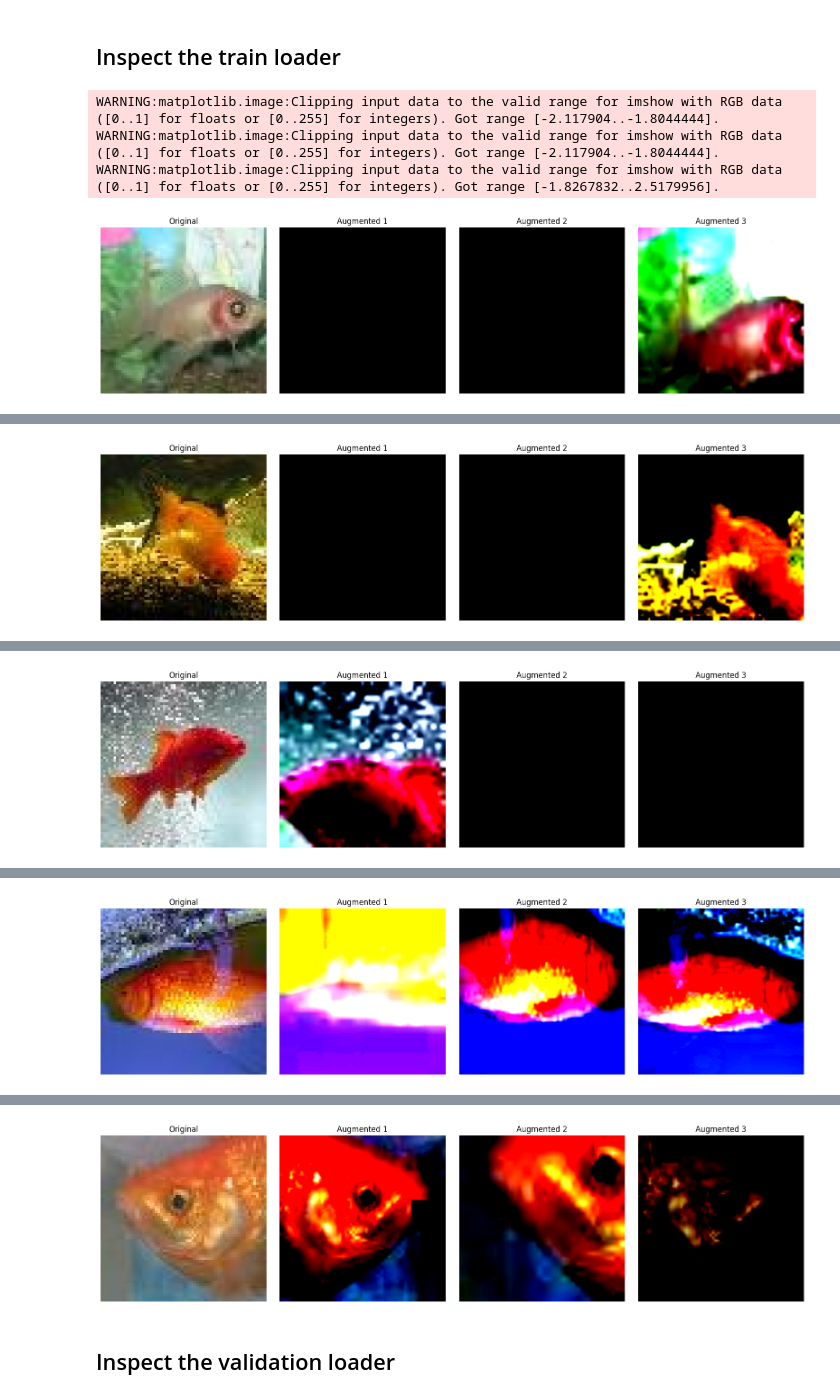
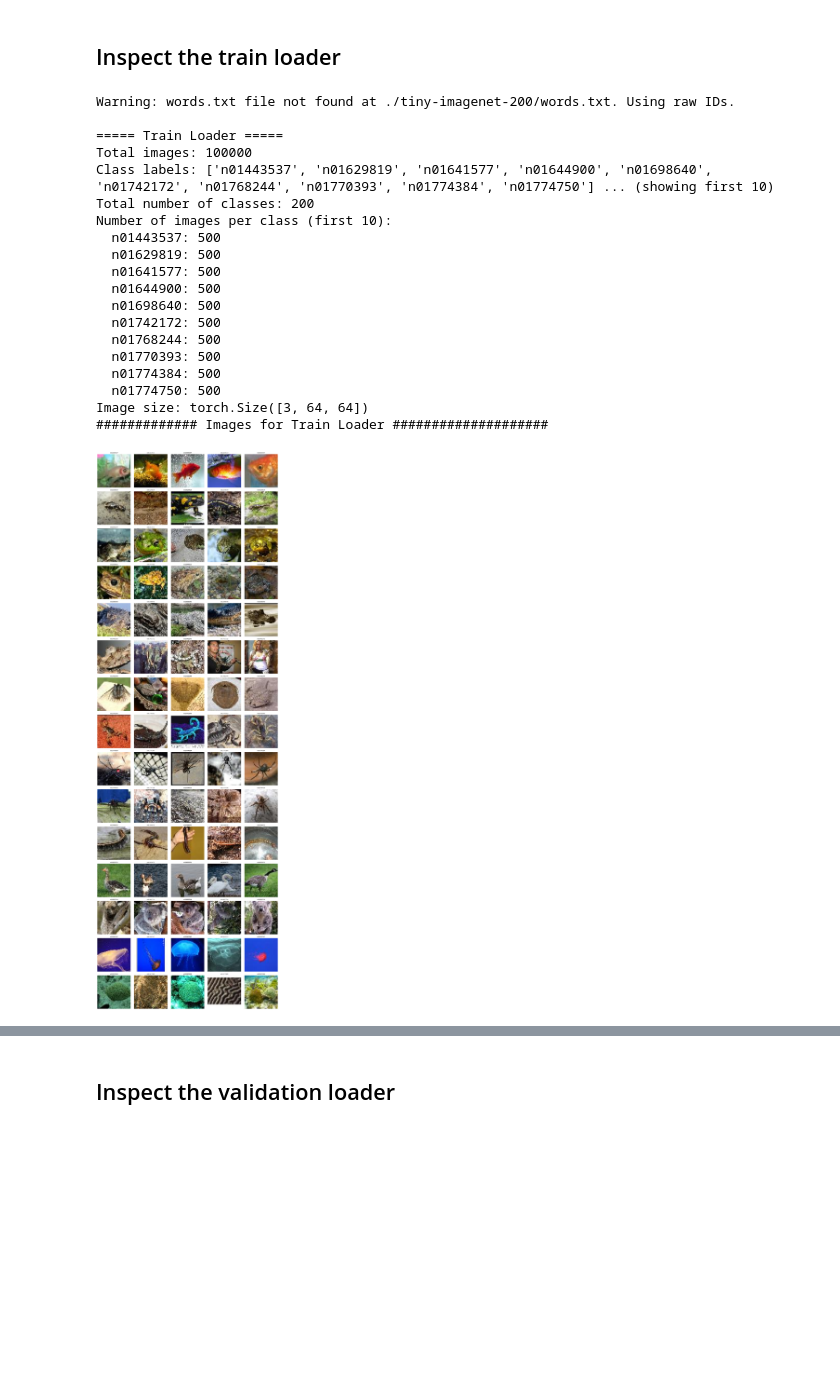
Before and after one commit to code4koustav/ERA_V4-S9, a Jupyter notebook: Notebook.ipynb, the cells around one changed output, grey strips where cells are left out. Cells and saved outputs as stored; diff of their text form; code cells hidden in the pictures; blank space fills up the shorter version.

Commit message:
Modify training with changes from main.py and train.py

```diff
--- a/Notebook.ipynb
+++ b/Notebook.ipynb
@@ -33,5 +34,5 @@ test  train  val  wnids.txt  words.txt
 ## Data loader without transformation
 # %%
 from data_loader import generate_train_val_loader
-data_path = "/content/tiny-imagenet-200"  # or local path
-train_loader, val_loader = generate_train_val_loader(data_path, batch_size=64,train_transform=True, test_transform=True)
+data_path = "./content/tiny-imagenet-200"  # or local path
+train_loader, val_loader = generate_train_val_loader(data_path, batch_size=64)
@@ -41,16 +40,31 @@ train_loader, val_loader = generate_train_val_loader(data_path, batch_size=64,tr
 ## Inspect the train loader
 # %%
 from utils import InspectImage
-from data_augmentation import get_train_transform
 
 words_file = "./tiny-imagenet-200/words.txt"
 
-# Suppose train_dataset is AlbumentationsImageDataset
-inspector = InspectImage(train_loader.dataset,words_file=words_file)
-train_transform = get_train_transform()
-inspector.show_augmented_images(train_transform, num_images=5, samples_per_image=3)
+# Create inspector for train dataset
+train_inspector = InspectImage(train_loader.dataset, words_file=words_file)
+train_inspector.inspect_loader(loader_name="Train Loader")
+train_inspector.show_images_per_class(num_classes=15, images_per_class=5, loader_name="Train Loader")
 # %% [output]
-WARNING:matplotlib.image:Clipping input data to the valid range for imshow with RGB data ([0..1] for floats or [0..255] for integers). Got range [-2.117904..-1.8044444].
-WARNING:matplotlib.image:Clipping input data to the valid range for imshow with RGB data ([0..1] for floats or [0..255] for integers). Got range [-2.117904..-1.8044444].
-WARNING:matplotlib.image:Clipping input data to the valid range for imshow with RGB data ([0..1] for floats or [0..255] for integers). Got range [-1.8267832..2.5179956].
+Warning: words.txt file not found at ./tiny-imagenet-200/words.txt. Using raw IDs.
+
+===== Train Loader =====
+Total images: 100000
+Class labels: ['n01443537', 'n01629819', 'n01641577', 'n01644900', 'n01698640', 'n01742172', 'n01768244', 'n01770393', 'n01774384', 'n01774750'] ... (showing first 10)
+Total number of classes: 200
+Number of images per class (first 10):
+  n01443537: 500
+  n01629819: 500
+  n01641577: 500
+  n01644900: 500
+  n01698640: 500
+  n01742172: 500
+  n01768244: 500
+  n01770393: 500
+  n01774384: 500
+  n01774750: 500
+Image size: torch.Size([3, 64, 64])
+############# Images for Train Loader ####################
-[figure, old version]
+[figure, new version]
@@ -60 +70,0 @@ WARNING:matplotlib.image:Clipping input data to the valid range for imshow with
-[figure, removed]
@@ -64 +70,0 @@ WARNING:matplotlib.image:Clipping input data to the valid range for imshow with
-[figure, removed]
@@ -68 +70,0 @@ WARNING:matplotlib.image:Clipping input data to the valid range for imshow with
-[figure, removed]
@@ -72,3 +71,2 @@ WARNING:matplotlib.image:Clipping input data to the valid range for imshow with
-[figure, removed]
 # %% [markdown]
 ## Inspect the validation loader
```
Also changed, not shown: parts of 20 cells of this notebook.
